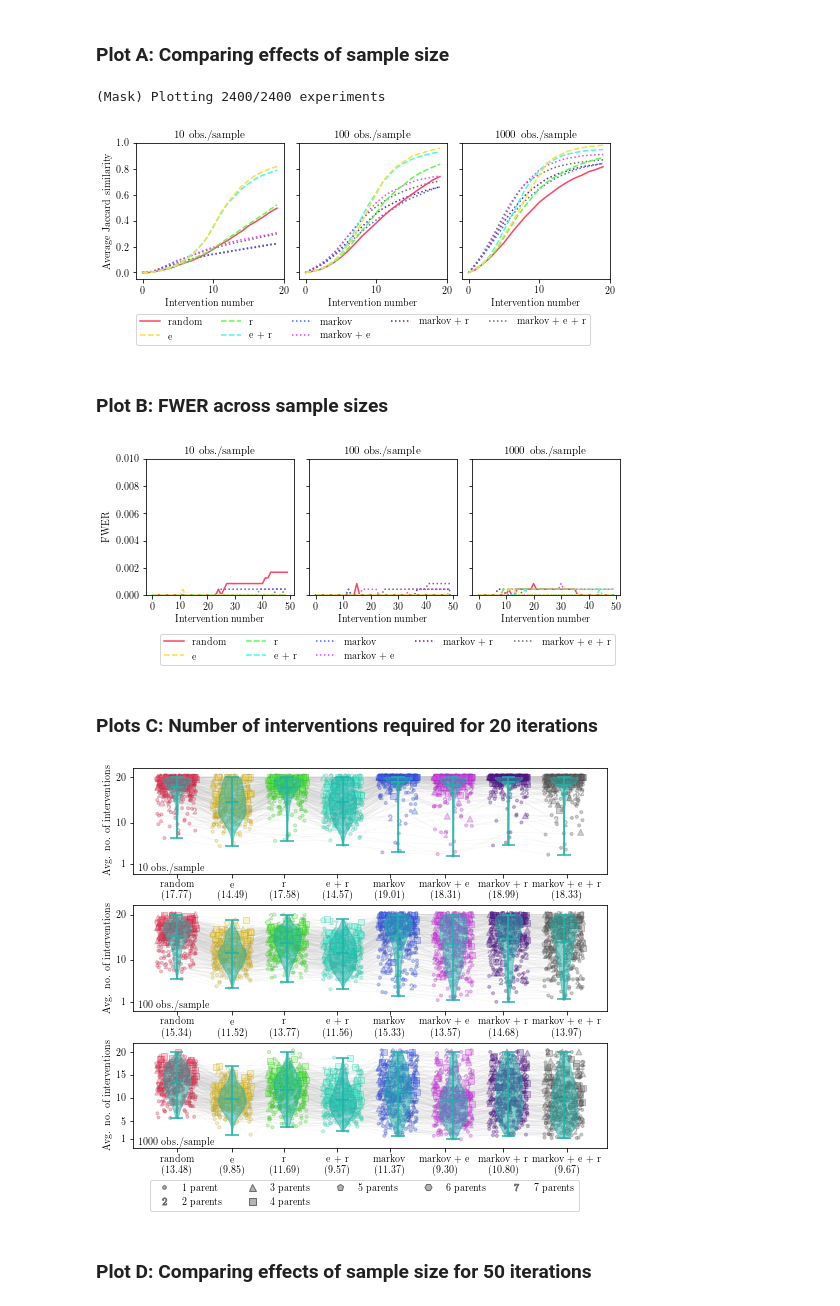
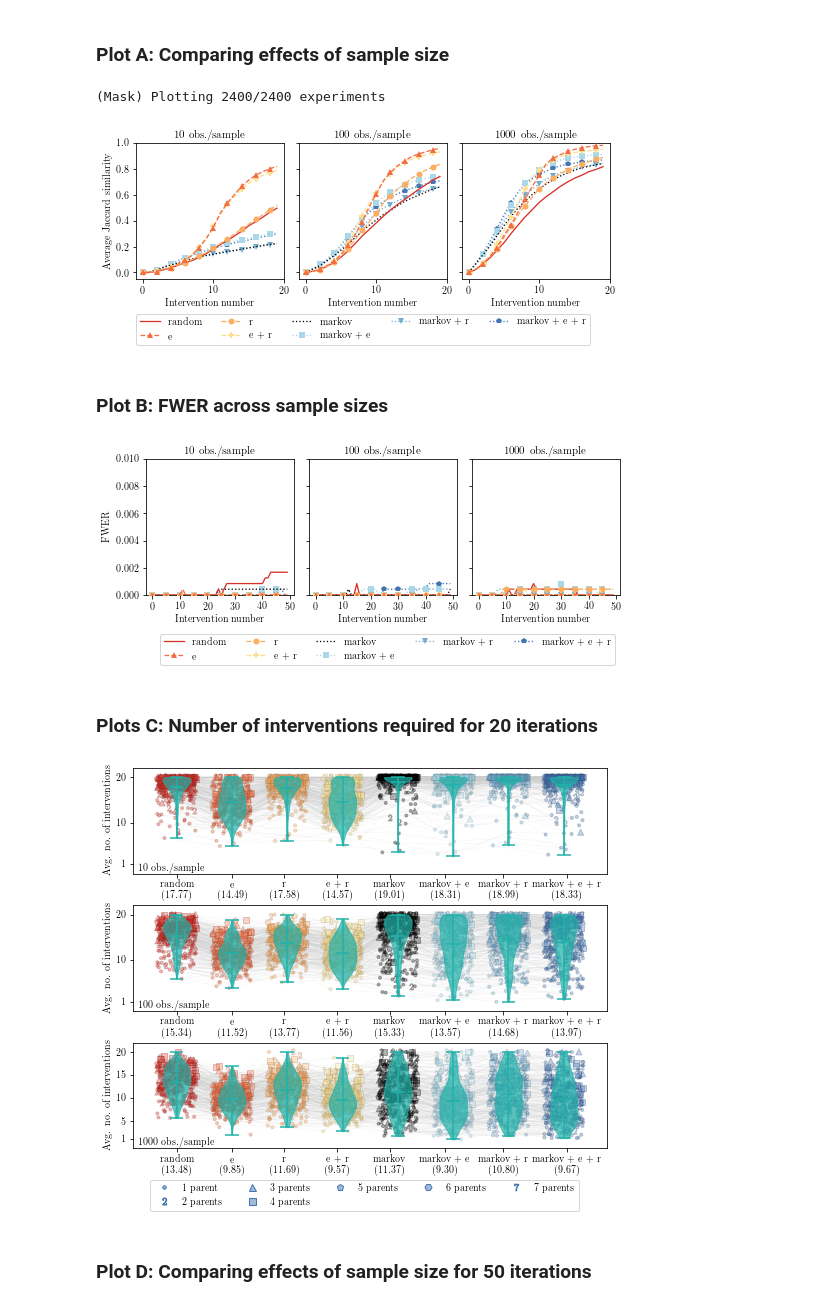
Before and after one commit to juangamella/aicp, a Jupyter notebook: plots_finite.ipynb, the cells around one changed output. Cells and saved outputs as stored; diff of their text form; code cells hidden in the pictures.

Commit message:
Updated plots to be colorblind-safe

```diff
--- a/plots_finite.ipynb
+++ b/plots_finite.ipynb
@@ -45,7 +45,12 @@ def to_rgb(H, b=1, a=1):
     return np.array(RGBa)
 
 cmap = matplotlib.cm.get_cmap('tab20')
-base = ["#ff4365", "#ffdd43", "#59ff43", "#43ffdd", "#4365ff", "#e943ff", "#601e9e", "#6a6a6a", "#964b00"]#np.array([cmap(i) for i in range(2,20)])
+# Colorblind safe palettes
+base = ['#d73027', '#f46d43', '#fdae61', '#fee090', '#020202', '#abd9e9', '#74add1', '#4575b4']
+#base = ['#b2182b', '#d6604d', '#f4a582', '#fddbc7', '#d1e5f0', '#92c5de', '#4393c3', '#2166ac']
+#base = ['#8c510a', '#bf812d', '#dfc27d', '#f6e8c3', '#c7eae5', '#80cdc1', '#35978f', '#01665e']
+# Rainbow palette
+#base = ["#ff4365", "#ffdd43", "#59ff43", "#43ffdd", "#4365ff", "#e943ff", "#601e9e", "#6a6a6a", "#964b00"]#np.array([cmap(i) for i in range(2,20)])
 plt.scatter(np.arange(len(base)), np.ones(len(base)), c = base)
 #base = [base[i] for i in [0,1,3]]
 colors = to_rgb(base)
@@ -245,11 +250,19 @@ plt.figure(figsize=(8.5,2.5))
 
 plot_iter = 20
 ylim = [-0.05, 1]
-linestyle = ['-', '--', '--', '--', ':', ':', ':', ':']
 zorder = [1,4,2,3,-1,-2,-3,-4,-5]
 n_samples = [10, 100, 1000]
+linestyle = ['-', '--', '--', '--', ':', ':', ':', ':']
+markers = [None, '^', 'o', 'P', None,'s', 'v','p']
+styleopts = {'linewidth':1.3,
+             'markersize':6,
+             'markeredgewidth': 0,
+             'markevery': 2
+            }
 
 print("(Mask) Plotting %d/%d experiments" % (len(mask), N*runs))
+
+
 
 ##############################
 # Plot trajectories
@@ -258,7 +271,7 @@ for k,n in enumerate(n_samples):
     ax = plt.gca()
     for i, (name, trajectories) in enumerate(Trajectories[k].items()):
         jac_sim = np.array(trajectories)[mask,:]
-        ax.plot(jac_sim.mean(axis=0)[0:plot_iter], label=name, linewidth=1.5, linestyle = linestyle[i], color=colors[i], zorder=zorder[i])
+        ax.plot(jac_sim.mean(axis=0)[0:plot_iter], label=name, marker=markers[i], linestyle = linestyle[i], color=colors[i], zorder=zorder[i], **styleopts)
     plt.xlabel("Intervention number")
     plt.ylabel("Average Jaccard similarity") if k==0 else None
     ax.set_xticks(np.arange(0, plot_iter+1, 10))
@@ -270,7 +283,7 @@ ax.legend(prop=fontP, ncol=5, bbox_to_anchor=(0.9, -.22))
 plt.savefig('figures/jac_sim_finite_20_iter.pdf', bbox_inches='tight')
 # %% [output]
 (Mask) Plotting 2400/2400 experiments
-[figure, old version]
+[figure, new version]
 # %% [markdown]
 ### Plot B: FWER across sample sizes
 # %%
@@ -280,10 +293,16 @@ plt.figure(figsize=(8.5,2.5))
 
 plot_iter = 50
 x_axis = np.arange(0, plot_iter)
-linestyle = ['-', '--', '--', '--', ':', ':', ':', ':', ':']
+linestyle = ['-', '--', '--', '--', ':', ':', ':', ':']
+markers = [None, '^', 'o', 'P', None,'s', 'v','p']
 zorder = [1,4,2,3,-1,-2,-3,-4,-5]
+plots = zip(Type1Errors, Trajectories, [10, 100, 1000])
+styleopts = {'linewidth':1.3,
+             'markersize':6,
+             'markeredgewidth': 0,
+             'markevery': 5
+            }
 
-plots = zip(Type1Errors, Trajectories, [10, 100, 1000])
 
 ##############################
 for i, (all_error_trajectories, jacc_trajectories, sample_size) in enumerate(plots):
@@ -302,7 +321,7 @@ for i, (all_error_trajectories, jacc_trajectories, sample_size) in enumerate(plo
     mean = np.mean(1 - errors, axis=1)
     # Plot FWER for each policy
     for j,name in enumerate(names):
-        ax.plot(x_axis, mean[j,x_axis], label=name, linewidth=1.5, linestyle = linestyle[j], color=colors[j], zorder=zorder[j])
+        ax.plot(x_axis, mean[j,x_axis], label=name, linestyle = linestyle[j], marker=markers[j], color=colors[j], zorder=zorder[j], **styleopts)
     ax.text(0.5,1.04,"%d obs./sample" % sample_size, transform=ax.transAxes, fontsize=11, ha="center")
     ax.set_yticklabels([]) if i % 3 != 0 else None
     ax.set_xticks(range(0,51,10))
@@ -312,7 +331,7 @@ for i, (all_error_trajectories, jacc_trajectories, sample_size) in enumerate(plo
 ax.legend(prop=fontP, ncol=5, bbox_to_anchor=(1, -.25))
 plt.savefig('figures/fwer_main.pdf', bbox_inches='tight')
 # %% [output]
-[figure, old version]
+[figure, new version]
 # %% [markdown]
 ### Plots C: Number of interventions required for 20 iterations
 # %%
@@ -358,7 +377,7 @@ def violin_plot(NoInts, ax, parents = None):
     for pc in parts['bodies']:
         pc.set_facecolor(violin_color)
         pc.set_edgecolor(violin_color)
-        pc.set_alpha(.5)
+        pc.set_alpha(.7)
     # Set labels
     plt.ylabel("Avg. no. of interventions")
     ax.set_xticks([0,1,1.95,2.9,3.85,4.85,5.9,7.05])
@@ -392,34 +411,34 @@ ax.text(0.01,0.027,"10 obs./sample", transform=ax.transAxes, fontsize=10, ha="le
 plt.subplot(gs[1])
 ax = plt.gca()
 violin_plot(NoIntsAux[1], ax, parents)
 ax.set_yticks([1, 10, 20, 30, 40, 50])
 plt.ylim(ylim)
 ax.text(0.01,0.027,"100 obs./sample", transform=ax.transAxes, fontsize=10, ha="left")
 
 # n=1000
 plt.subplot(gs[2])
 ax = plt.gca()
 violin_plot(NoIntsAux[2], ax, parents)
 ax.set_yticks([1, 5, 10, 15, 20])
 plt.ylim(ylim)
 ax.text(0.01,0.027,"1000 obs./sample", transform=ax.transAxes, fontsize=10, ha="left")
 
 # Build legend
 legend_elements = []
 for i,m in enumerate(markers):
     legend_elements.append(Line2D([0],[0],
                                   marker=m,
                                   color=[0,0,0,0],
                                   label= '%d parent' % (i+1) + ('s' if i > 0 else ''),
                                   markerfacecolor=colorsa[7],
                                   markeredgecolor=colors[7],
                                   markersize=7))
 ax.legend(handles=legend_elements,prop=fontP, ncol=5, bbox_to_anchor=(0.95, -0.25))
 
 # Save figure
 plt.savefig('figures/intervention_numbers_finite_20_iter_violin.pdf', bbox_inches='tight')
 # %% [output]
-[figure, old version]
+[figure, new version]
 # %% [markdown]
 ### Plot D: Comparing effects of sample size for 50 iterations
 # %%
```
Also changed, not shown: parts of 7 cells of this notebook, 4 other files.
